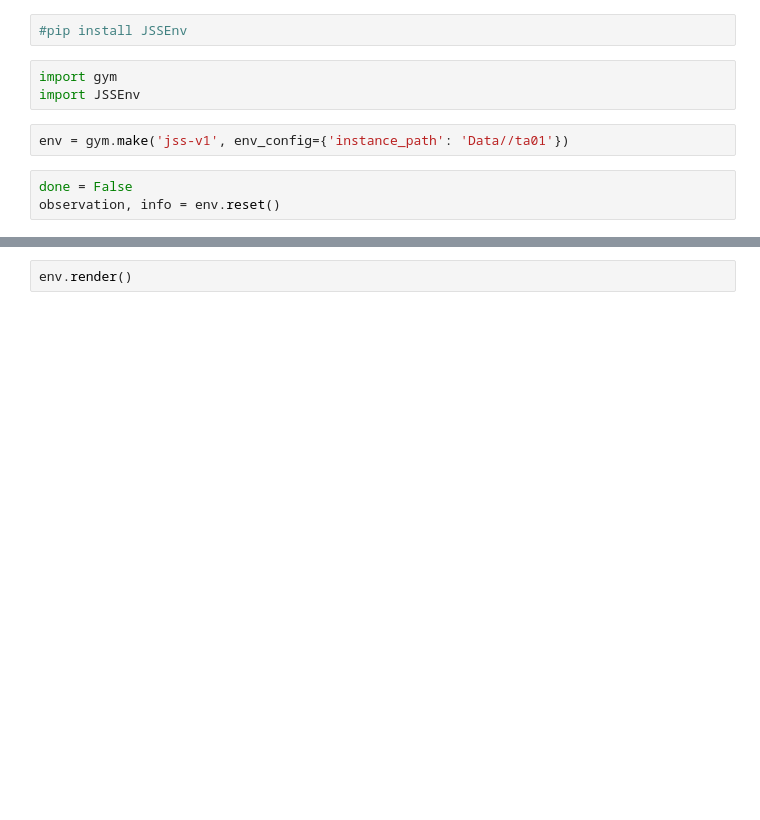
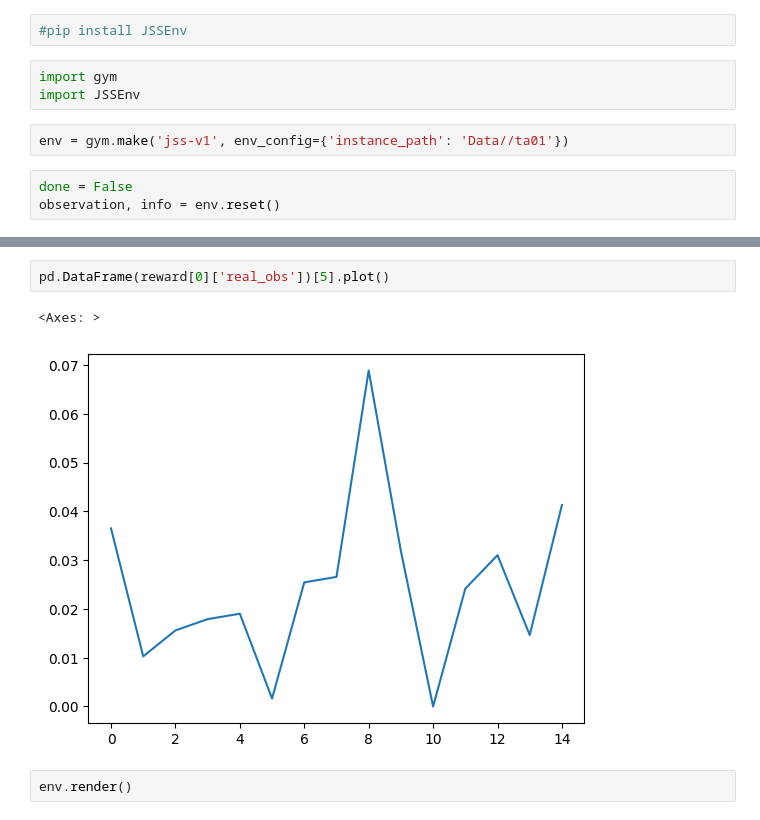
Before and after one commit to anujkum25/learnings, a Jupyter notebook: test.ipynb, the cells around one changed output, grey strips where cells are left out. Drawn from its saved outputs; the diff is of its cells as text; blank space fills up the shorter version.

```diff
--- a/test.ipynb
+++ b/test.ipynb
@@ -19,3 +23,8 @@ env.close()
+# %%
+pd.DataFrame(reward[0]['real_obs'])[5].plot()
+# %% [output]
+<Axes: >
+[figure, added]
 # %%
 env.render()
 # %% [output]
```
Also changed, not shown: parts of 1 cell of this notebook, 1 other file.
